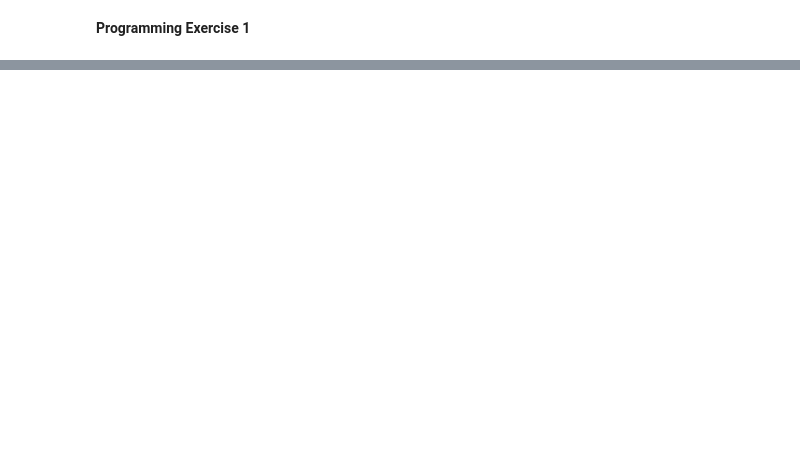
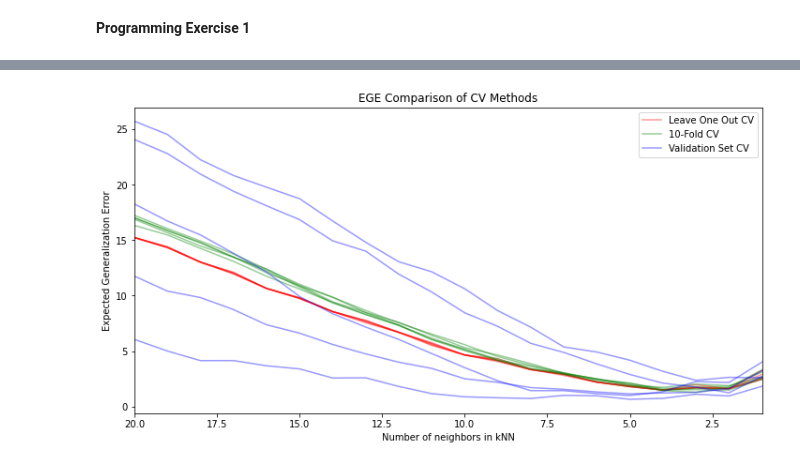
Before and after one commit to enismustafaj/Machine_Learning_Homeworks, a Jupyter notebook: hw07/programming_exercises.ipynb, the cells around one changed output, grey strips where cells are left out. Drawn from its saved outputs; the diff is of its cells as text; code cells hidden in the pictures; blank space fills up the shorter version.

```diff
--- a/hw07/programming_exercises.ipynb
+++ b/hw07/programming_exercises.ipynb
@@ -106 +132,18 @@ K=10
+# %%
+N = 51
+mean = 0.0
+stdev = 1.15
+np.random.seed(111)
+# %%
+X = np.linspace(-4, 4, N).reshape(-1, 1)
+y = np.zeros(N).reshape(-1, 1)
+
+epsilon = np.random.normal(mean, stdev, N).reshape(-1, 1)
+
+y = np.power(X, 2) + epsilon
+# %%
+max_n_neighbors = 20
+train_set_size = 40
+k = 10
+iterations = 5
 # %%
@@ -193,0 +193,24 @@ plt.show()
+# %%
+# Arguments for plotting the curves
+its_scores = [it_mean_cv_scores_loo, it_mean_cv_scores_kf, it_mean_cv_scores_validation_set]
+cv_approaches = ['Leave One Out CV', '10-Fold CV', 'Validation Set CV']
+line_styles = ['r', 'g', 'b']
+alphas = [0.4, 0.4, 0.4]
+# %%
+plt.figure(figsize=(12, 6))
+
+for it_scores, cv_approach, line_style, alpha in zip(its_scores, cv_approaches, line_styles, alphas):
+    for i, iteration_scores in enumerate(it_scores):
+        plt.plot(x_plot_ticks, np.array(iteration_scores, dtype=object), line_style, alpha=alpha, label=cv_approach if i == 0 else None)
+
+plt.xlim(max_n_neighbors, 1)
+
+plt.title('EGE Comparison of CV Methods')
+
+plt.xlabel('Number of neighbors in kNN')
+plt.ylabel('Expected Generalization Error')
+
+plt.legend()
+plt.show()
+# %% [output]
+[figure, added]
```
Also changed, not shown: parts of 9 cells of this notebook.
